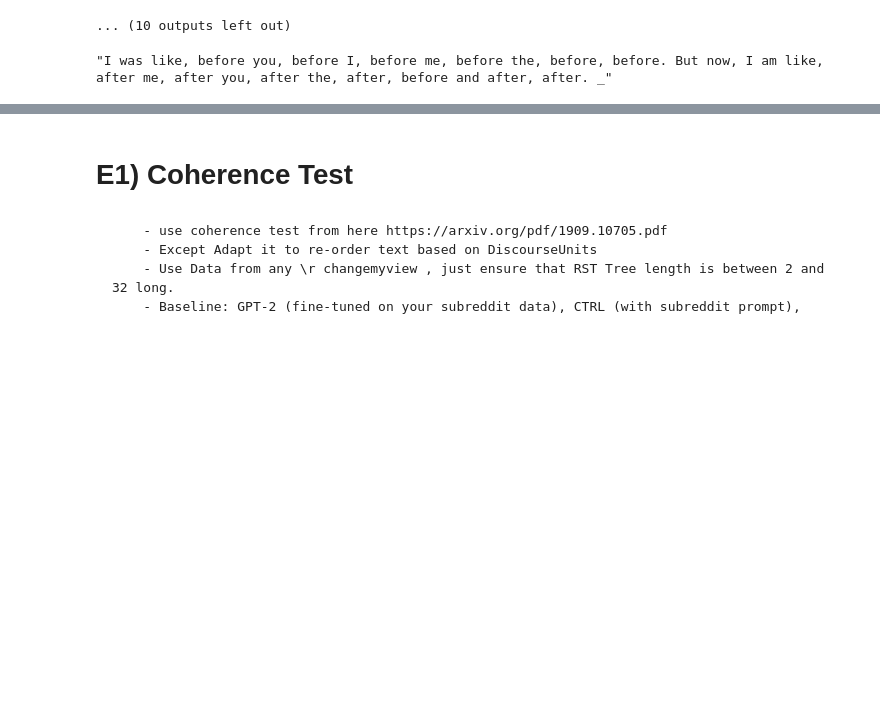
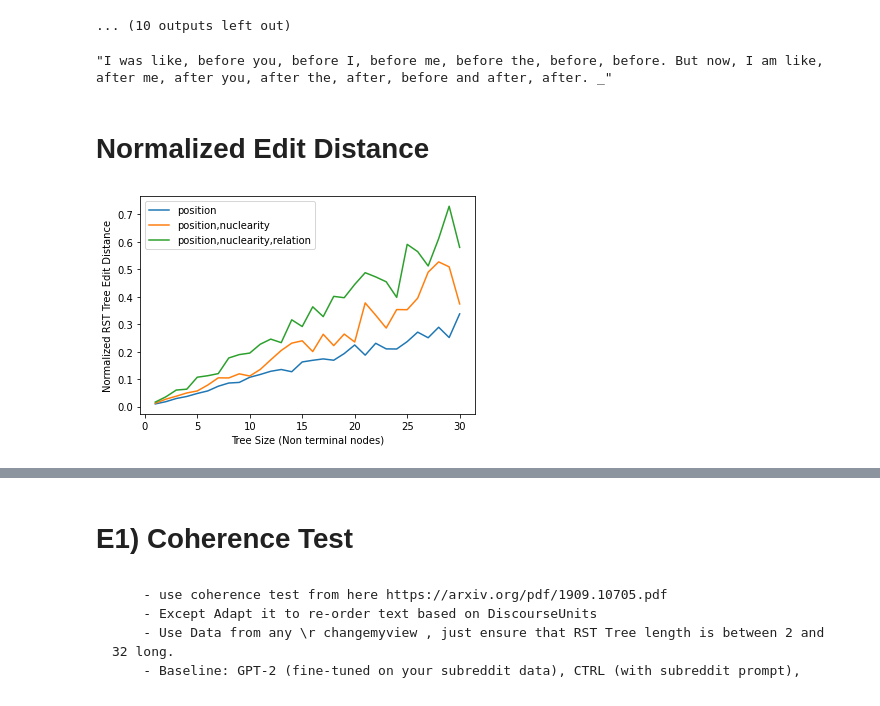
Before and after one commit to Rilwan-Adewoyin/RSTGen, a Jupyter notebook: rl_conv/pretrain/NLG/Experiments.ipynb, the cells around one changed output, grey strips where cells are left out. Saved outputs shown, nothing was run; the diff lists cells and outputs as text; code cells hidden in the pictures; blank space fills up the shorter version.

```diff
--- a/rl_conv/pretrain/NLG/Experiments.ipynb
+++ b/rl_conv/pretrain/NLG/Experiments.ipynb
@@ -1338,3 +1354,5 @@ prompt = ""
 model.get_predicted_utterance( rst_rels, rst_ns, rst_pos, topics, topics_score, prompt, generation_params)
 # %% [output]
 "I was like, before you, before I, before me, before the, before, before. But now, I am like, after me, after you, after the, after, before and after, after. _"
+# %% [markdown]
+# Normalized Edit Distance
@@ -1340,0 +1378,27 @@ model.get_predicted_utterance( rst_rels, rst_ns, rst_pos, topics, topics_score,
+# %%
+## Settings
+model_version = "10"
+
+## Code
+max_tree_size = 30
+_func_simple_structure = lambda x: (x + 0.1*uniform(-x,x**1.2))/(max_tree_size*3.5)
+_func_complex_structure = lambda x: (x + 0.1*uniform(-x,x**1.5))/(max_tree_size*2.7)
+_func_full = lambda x: (x + 0.1*uniform(-x,x**1.5))/(max_tree_size*1.9)
+
+tree_sizes = np.arange(30)+1
+
+
+_dict_generalised_average_distance = { 'position': list(map(_func_simple_structure,tree_sizes)), 'position,nuclearity':list(map(_func_complex_structure,tree_sizes)), 'position,nuclearity,relation':list(map(_func_full,tree_sizes)) }
+
+# producting plots
+for key,value in _dict_generalised_average_distance.items():
+    plt.plot(tree_sizes,value,label= key)
+
+plt.xlabel('Tree Size (Non terminal nodes)')
+plt.ylabel('Normalized RST Tree Edit Distance')
+plt.legend()
+os.makedirs( os.path.join("Evaluation/h_normalized_edit_distance", str(model_version) ),exist_ok=True  )
+plt.savefig(os.path.join("Evaluation/h_normalized_edit_distance", str(model_version), "edit_distance.png" ) )
+plt.show()
+# %% [output]
+[figure, added]
```
Also changed, not shown: parts of 39 cells of this notebook, 15 other files.
